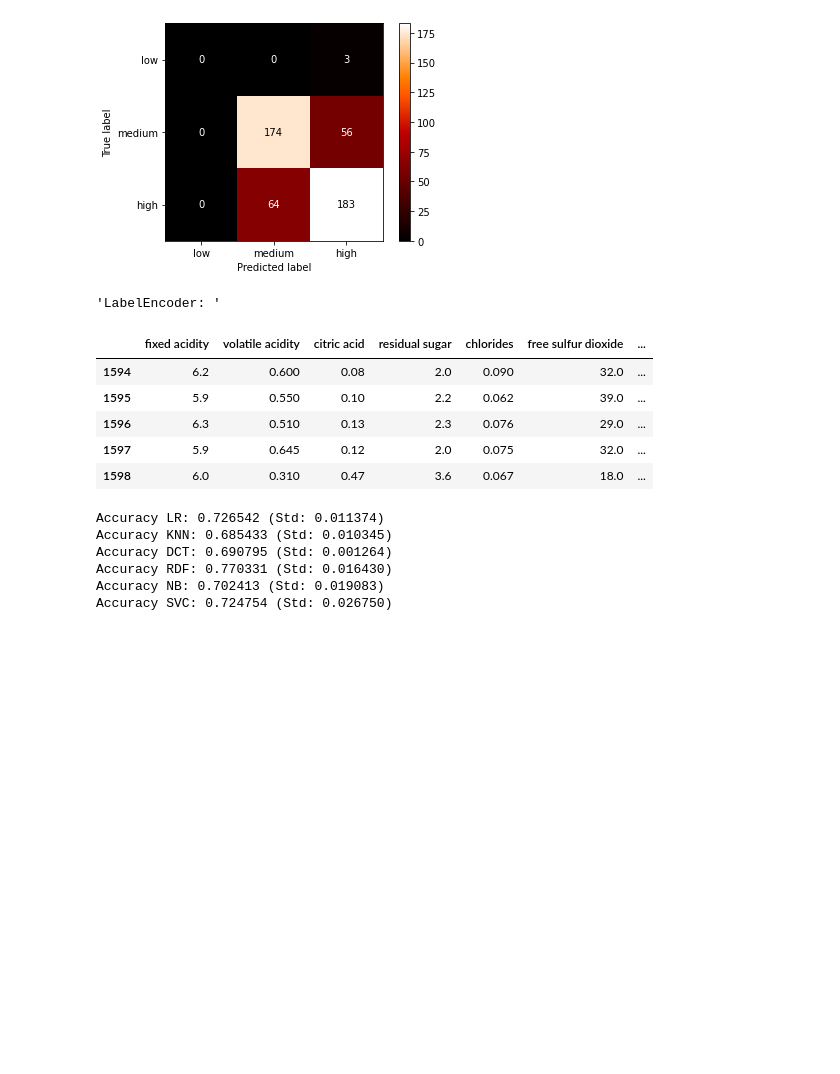
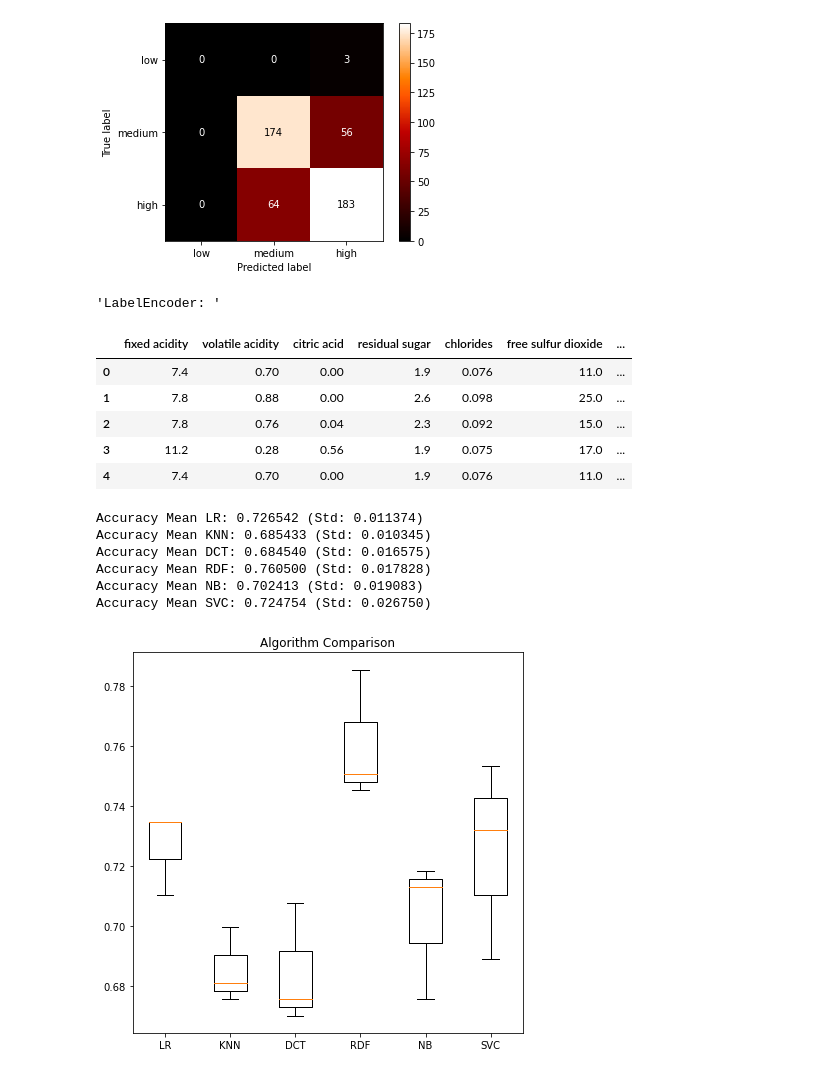
Before and after one commit to lvuduy/BlueBerry-Winery, a Jupyter notebook: PJ2_ML Models.ipynb, the cells around one changed output. Cells and saved outputs as stored; diff of their text form; code cells hidden in the pictures; blank space fills up the shorter version.

Commit message:
add ML Models for Wine Quality

```diff
--- a/PJ2_ML Models.ipynb
+++ b/PJ2_ML Models.ipynb
@@ -803,7 +891,7 @@ labelencoder = LabelEncoder()
 
 # Assigning numerical values and storing in another column
 red_wine_modlab['Quality Label Encoded'] = labelencoder.fit_transform(red_wine_modlab["quality_label"])
-display("LabelEncoder: ", red_wine_modlab.tail())
+display("LabelEncoder: ", red_wine_modlab.head())
 
 #--> the features we will keep to build our model
 X = red_wine_modlab.iloc[:,:11]
@@ -812,45 +900,53 @@ X = red_wine_modlab.iloc[:,:11]
 y = red_wine_modlab.iloc[:,12]
 
 X_train, X_test, Y_train, Y_test = train_test_split(X,y, test_size= 0.30, random_state= 1, shuffle= True)
 
 # fit scaler on training data
 norm = MinMaxScaler().fit(X_train,Y_train)
 # transform training data
 X_train = norm.transform(X_train)
 # transform testing data
 X_test = norm.transform(X_test)
 
+# apply models
 models = []
 models.append(('LR', LogisticRegression()))
 models.append(('KNN', KNeighborsClassifier()))
 models.append(('DCT', DecisionTreeClassifier()))
 models.append(('RDF', RandomForestClassifier(n_estimators=200)))
 models.append(('NB', GaussianNB()))
 models.append(('SVC', SVC()))
 
 # evaluate each model in turn
 results = []
 names = []
 for name, model in models:
 	kfold = StratifiedKFold(n_splits=3, random_state=1, shuffle=True)
 	cv_results = cross_val_score(model, X_train, Y_train, cv=kfold, scoring='accuracy')
 	results.append(cv_results)
 	names.append(name)
-	print('Accuracy %s: %f (Std: %f)' % (name, cv_results.mean(), cv_results.std()))
+	print('Accuracy Mean %s: %f (Std: %f)' % (name, cv_results.mean(), cv_results.std()))
+
+# Compare Algorithms
+plt.figure(figsize=(7,7))
+plt.boxplot(results, labels=names)
+plt.title('Algorithm Comparison')
+plt.show()
 # %% [output]
 'LabelEncoder: '
 |  | fixed acidity | volatile acidity | citric acid | residual sugar | chlorides | free sulfur dioxide | ... |
-| 1594 | 6.2 | 0.600 | 0.08 | 2.0 | 0.090 | 32.0 | ... |
-| 1595 | 5.9 | 0.550 | 0.10 | 2.2 | 0.062 | 39.0 | ... |
-| 1596 | 6.3 | 0.510 | 0.13 | 2.3 | 0.076 | 29.0 | ... |
-| 1597 | 5.9 | 0.645 | 0.12 | 2.0 | 0.075 | 32.0 | ... |
-| 1598 | 6.0 | 0.310 | 0.47 | 3.6 | 0.067 | 18.0 | ... |
+| 0 | 7.4 | 0.70 | 0.00 | 1.9 | 0.076 | 11.0 | ... |
+| 1 | 7.8 | 0.88 | 0.00 | 2.6 | 0.098 | 25.0 | ... |
+| 2 | 7.8 | 0.76 | 0.04 | 2.3 | 0.092 | 15.0 | ... |
+| 3 | 11.2 | 0.28 | 0.56 | 1.9 | 0.075 | 17.0 | ... |
+| 4 | 7.4 | 0.70 | 0.00 | 1.9 | 0.076 | 11.0 | ... |
-Accuracy LR: 0.726542 (Std: 0.011374)
-Accuracy KNN: 0.685433 (Std: 0.010345)
-Accuracy DCT: 0.690795 (Std: 0.001264)
-Accuracy RDF: 0.770331 (Std: 0.016430)
-Accuracy NB: 0.702413 (Std: 0.019083)
-Accuracy SVC: 0.724754 (Std: 0.026750)
+Accuracy Mean LR: 0.726542 (Std: 0.011374)
+Accuracy Mean KNN: 0.685433 (Std: 0.010345)
+Accuracy Mean DCT: 0.684540 (Std: 0.016575)
+Accuracy Mean RDF: 0.760500 (Std: 0.017828)
+Accuracy Mean NB: 0.702413 (Std: 0.019083)
+Accuracy Mean SVC: 0.724754 (Std: 0.026750)
+[figure, added]
 # %%
 white_wine_modlab = white_wine.drop(["quality", "wine_type"], axis=1)
 
```
Also changed, not shown: parts of 11 cells of this notebook.
